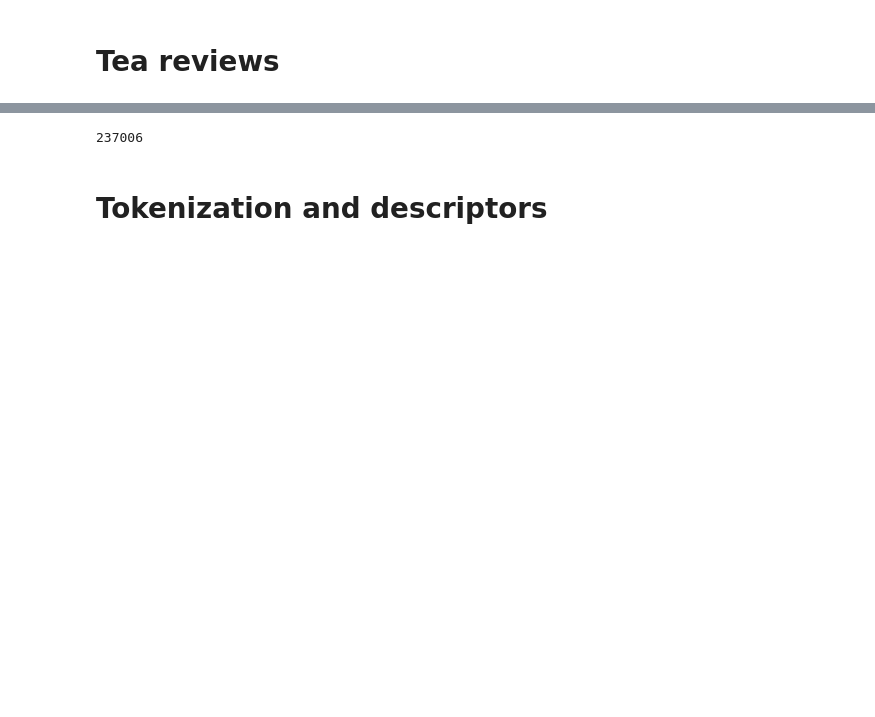
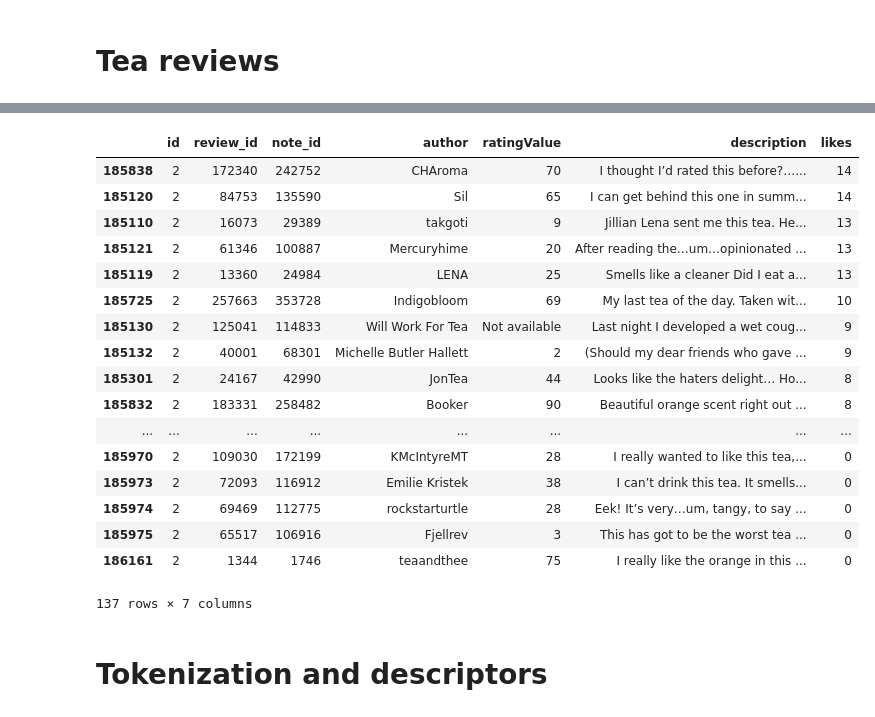
Before and after one commit to donovanOng/cs4300-noveltea, a Jupyter notebook: data/process_tasting_notes.ipynb, the cells around one changed output, grey strips where cells are left out. Drawn from its saved outputs; the diff is of its cells as text; code cells hidden in the pictures; blank space fills up the shorter version.

```diff
--- a/data/process_tasting_notes.ipynb
+++ b/data/process_tasting_notes.ipynb
@@ -57,14 +83,31 @@ tea_revs = unfiltered_tea_revs[unfiltered_tea_revs.id.isin(tea_ids)]
 sorted_revs = tea_revs.sort_values(by=["id", "likes"], ascending=[True, False])
 # %%
 top_sorted_revs = sorted_revs.groupby('id').head(3)
-# %%
-top_sorted_revs.size
-# %% [output]
-237006
 # %%
 top_sorted_revs.to_csv("clean_reviews.csv", encoding='utf-8', index=False)
 # %%
 def review_lookup(tea_id):
     return tea_revs[tea_revs['id'] == tea_id].sort_values(by='likes',ascending=False)
+# %%
+review_lookup(2)
+# %% [output]
+|  | id | review_id | note_id | author | ratingValue | description | likes |
+| 185838 | 2 | 172340 | 242752 | CHAroma | 70 | I thought I’d rated this before?…... | 14 |
+| 185120 | 2 | 84753 | 135590 | Sil | 65 | I can get behind this one in summ... | 14 |
+| 185110 | 2 | 16073 | 29389 | takgoti | 9 | Jillian Lena sent me this tea. He... | 13 |
+| 185121 | 2 | 61346 | 100887 | Mercuryhime | 20 | After reading the…um…opinionated ... | 13 |
+| 185119 | 2 | 13360 | 24984 | LENA | 25 | Smells like a cleaner Did I eat a... | 13 |
+| 185725 | 2 | 257663 | 353728 | Indigobloom | 69 | My last tea of the day. Taken wit... | 10 |
+| 185130 | 2 | 125041 | 114833 | Will Work For Tea | Not available | Last night I developed a wet coug... | 9 |
+| 185132 | 2 | 40001 | 68301 | Michelle Butler Hallett | 2 | (Should my dear friends who gave ... | 9 |
+| 185301 | 2 | 24167 | 42990 | JonTea | 44 | Looks like the haters delight… Ho... | 8 |
+| 185832 | 2 | 183331 | 258482 | Booker | 90 | Beautiful orange scent right out ... | 8 |
+| ... | ... | ... | ... | ... | ... | ... | ... |
+| 185970 | 2 | 109030 | 172199 | KMcIntyreMT | 28 | I really wanted to like this tea,... | 0 |
+| 185973 | 2 | 72093 | 116912 | Emilie Kristek | 38 | I can’t drink this tea. It smells... | 0 |
+| 185974 | 2 | 69469 | 112775 | rockstarturtle | 28 | Eek! It’s very…um, tangy, to say ... | 0 |
+| 185975 | 2 | 65517 | 106916 | Fjellrev | 3 | This has got to be the worst tea ... | 0 |
+| 186161 | 2 | 1344 | 1746 | teaandthee | 75 | I really like the orange in this ... | 0 |
+137 rows × 7 columns
 # %%
 def reviews_by_id(tea_id):
```
Also changed, not shown: parts of 24 cells of this notebook, 4 other files.
